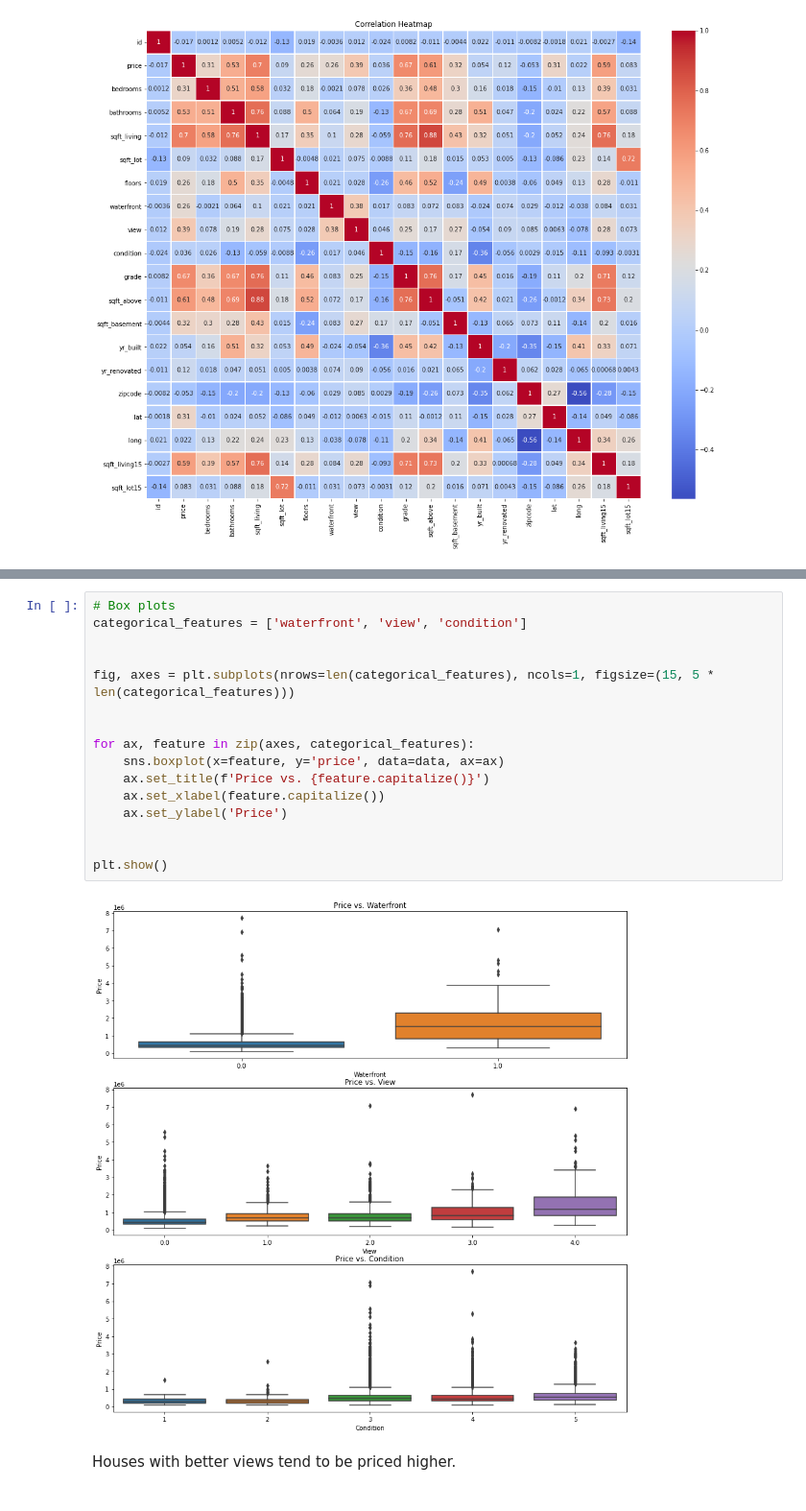
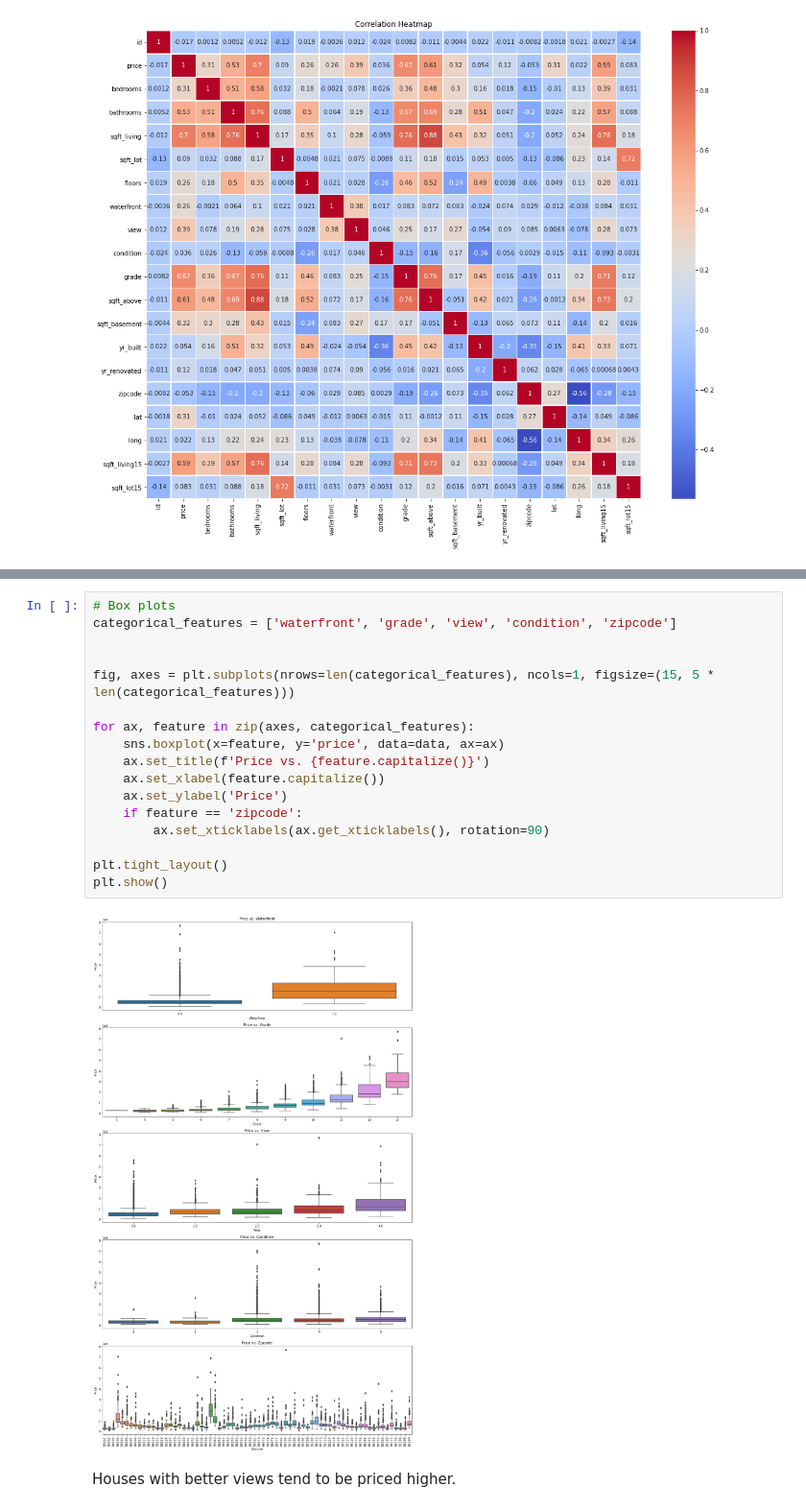
Before and after one commit to wambuiGicheha/Regression_Project, a Jupyter notebook: Data/dave.ipynb, the cells around one changed output, grey strips where cells are left out. Shown: that part at 96% size. Drawn from its saved outputs; the diff is of its cells as text.

```diff
--- a/Data/dave.ipynb
+++ b/Data/dave.ipynb
@@ -309,21 +310,22 @@ plt.show()
 # %%
 # Box plots
-categorical_features = ['waterfront', 'view', 'condition']
+categorical_features = ['waterfront', 'grade', 'view', 'condition', 'zipcode']
 
 
 fig, axes = plt.subplots(nrows=len(categorical_features), ncols=1, figsize=(15, 5 * len(categorical_features)))
-
 
 for ax, feature in zip(axes, categorical_features):
     sns.boxplot(x=feature, y='price', data=data, ax=ax)
     ax.set_title(f'Price vs. {feature.capitalize()}')
     ax.set_xlabel(feature.capitalize())
     ax.set_ylabel('Price')
+    if feature == 'zipcode':
+        ax.set_xticklabels(ax.get_xticklabels(), rotation=90)
 
-
+plt.tight_layout()
 plt.show()
 # %% [output]
-[figure, old version]
+[figure, new version]
 # %% [markdown]
 Houses with better views tend to be priced higher.
 # %% [markdown]
```
Also changed, not shown: parts of 22 cells of this notebook.
